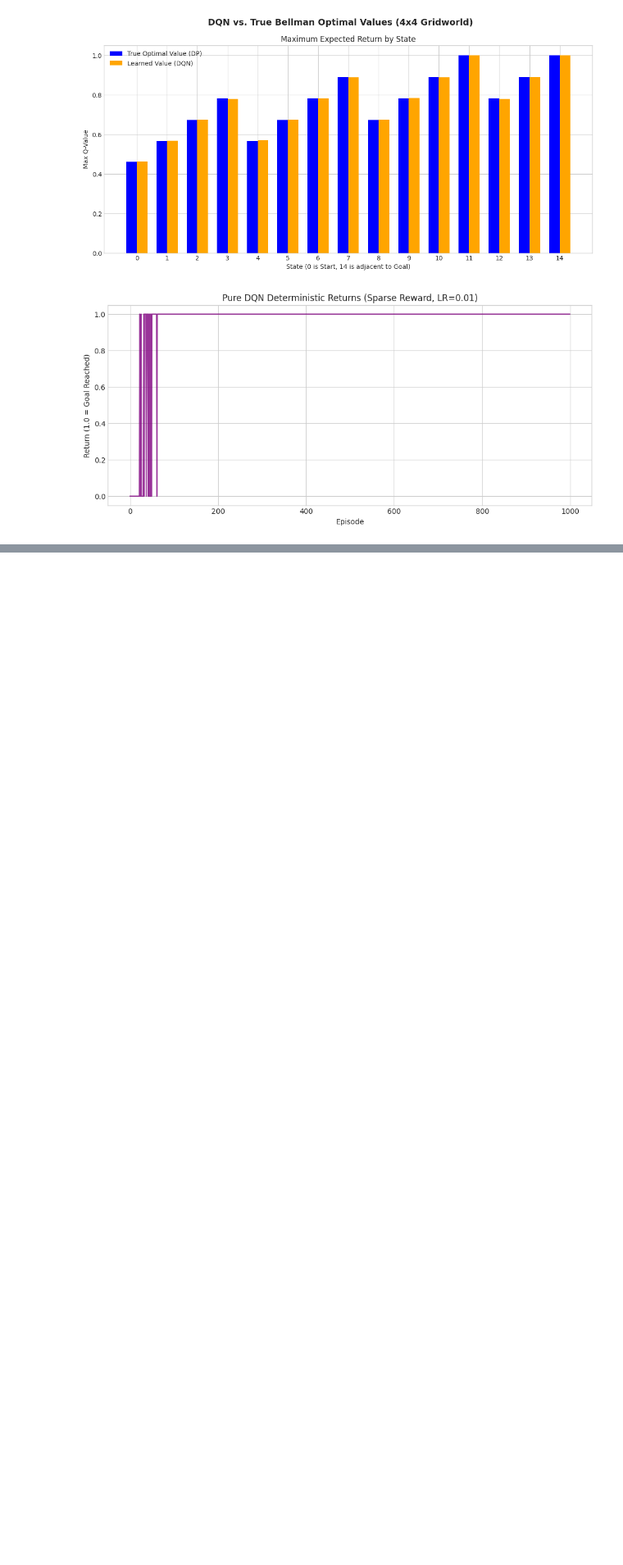
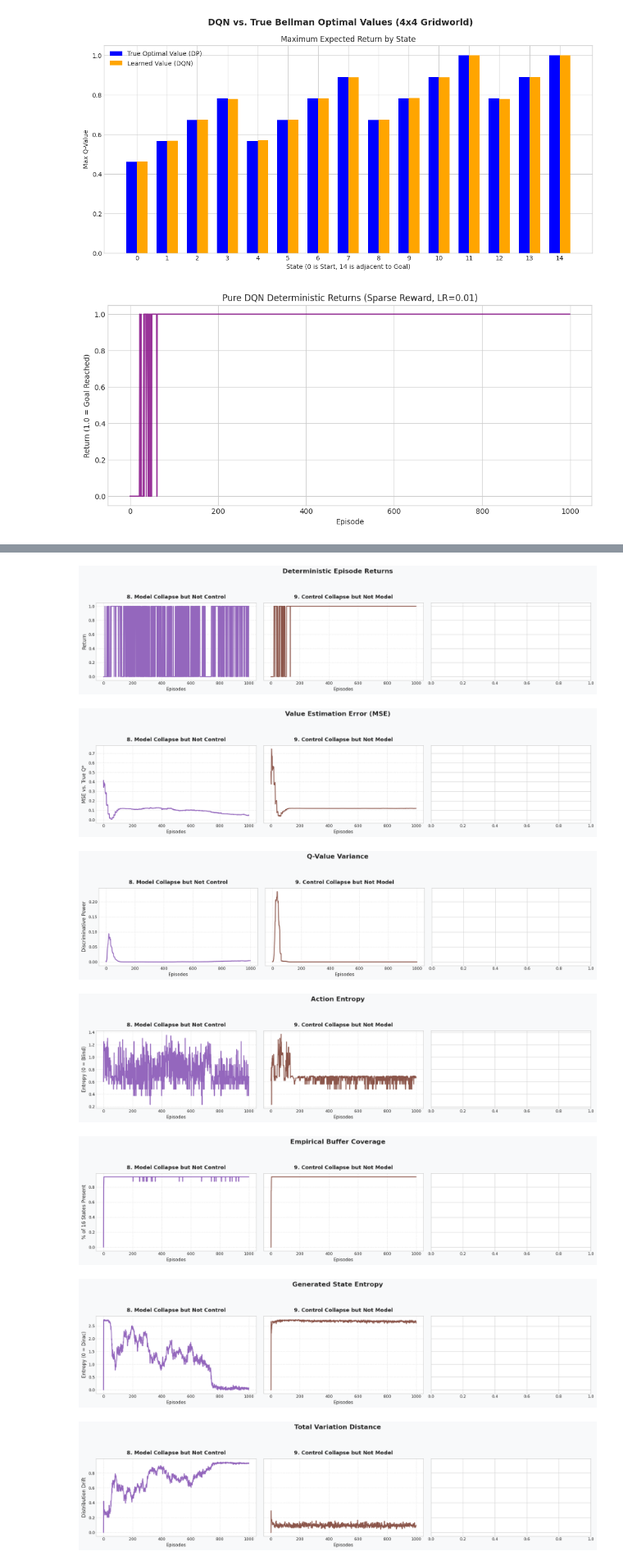
Before and after one commit to Sakii0912/Deep_RL_Experiments, a Jupyter notebook: SynthER/GridWorld.ipynb, the cells around one changed output, grey strips where cells are left out. Shown at 82% size. Saved outputs shown, nothing was run; the diff lists cells and outputs as text; code cells hidden in the pictures; blank space fills up the shorter version.

```diff
--- a/SynthER/GridWorld.ipynb
+++ b/SynthER/GridWorld.ipynb
@@ -444,6 +444,9 @@ m_model_collapse_mixed_policy = run_toy_experiment("4. Generative Model Collapse
 m_model_collapse_synthetic_policy = run_toy_experiment("5.Model collapse and Only Synthetic Data for Policy", episodes=1000, a=0.0, b=0.5, c=0.5, a_p=0.0, b_p=1.0, c_p=0.0)
 m_control_collapse_two = run_toy_experiment("6. Control Collapse two", episodes=1000, a=0.0, b=0.0, c=1.0, a_p=0.0, b_p=0.0, c_p=1.0)
 m_synthetic_synthetic = run_toy_experiment("7. Only Synthetic Data for Both", episodes=1000, a=0.0, b=1.0, c=0.0, a_p=0.0, b_p=1.0, c_p=0.0)
+
+m_model_collapse_but_not_control = run_toy_experiment("8. Model Collapse but Not Control", episodes=1000, a=0.0, b=1.0, c=0.0, a_p=0.5, b_p=0.5, c_p=0.0)
+m_control_collapse_but_not_model = run_toy_experiment("9. Control Collapse but Not Model", episodes=1000, a=0.5, b=0.5, c=0.0, a_p=0.0, b_p=0.5, c_p=0.5)
 # %% [output]
 --- Starting: 1. Baseline (Perfect Learning) ---
 --- Starting: 2. Diffusion Mixed ---
@@ -561,0 +567,52 @@ for metric_key, title, ylabel in metrics_to_plot:
+# %%
+# --- ELEGANT SEPARATED PLOTTING ---
+import matplotlib.pyplot as plt
+
+metrics_to_plot = [
+    ('returns', "Deterministic Episode Returns", "Return"),
+    ('mse_q', "Value Estimation Error (MSE)", "MSE vs. True Q*"),
+    ('ctrl_q_variance', "Q-Value Variance", "Discriminative Power"),
+    ('ctrl_action_entropy', "Action Entropy", "Entropy (0 = Blind)"),
+    ('buffer_coverage', "Empirical Buffer Coverage", "% of 16 States Present"),
+    ('gen_entropy', "Generated State Entropy", "Entropy (0 = Dirac)"),
+    ('gen_tvd', "Total Variation Distance", "Distribution Drift")
+]
+
+colors = {'Baseline (Perfect Learning)': "#a02c92", 'Diffusion Mixed': '#2ca02c', 'Baseline (Stable Learning)': "#a5e3a5", 'Generative Model Collapse mixed policy': '#ff7f0e', 'Model collapse and Only Synthetic Data for Policy': '#d62728',
+          'Control Collapse two' : "#dde26f", 'Only Synthetic Data for Both' : "#be6b96" }
+data_dicts = [
+    ('8. Model Collapse but Not Control', m_model_collapse_but_not_control, "#9467bd"),
+    ('9. Control Collapse but Not Model', m_control_collapse_but_not_model, "#8c564b")
+]
+
+# Create a separate figure for each metric to keep them large and legible
+for metric_key, title, ylabel in metrics_to_plot:
+    fig, axes = plt.subplots(1, 3, figsize=(18, 4), facecolor='#f8f9fa', sharey=True)
+    fig.suptitle(title, fontsize=16, fontweight='bold', y=1.1)
+
+    for i, (name, data, color) in enumerate(data_dicts):
+        ax = axes[i]
+
+        # Plot the data if it exists
+        if metric_key in data and len(data[metric_key]) > 0:
+            ax.plot(data[metric_key], color=color, linewidth=2.0)
+
+        ax.set_title(name, fontsize=13, fontweight='bold', pad=10)
+        ax.set_xlabel("Episodes", fontsize=11)
+
+        # Only put the Y-label on the far-left graph since they share the Y-axis
+        if i == 0:
+            ax.set_ylabel(ylabel, fontsize=12)
+
+        ax.grid(True, alpha=0.5, linestyle='--')
+
+    plt.tight_layout()
+    plt.show()
+# %% [output]
+[figure, added]
+[figure, added]
+[figure, added]
+[figure, added]
+[figure, added]
+[figure, added]
+[figure, added]
```
Also changed, not shown: parts of 3 cells of this notebook, 1 other file.
